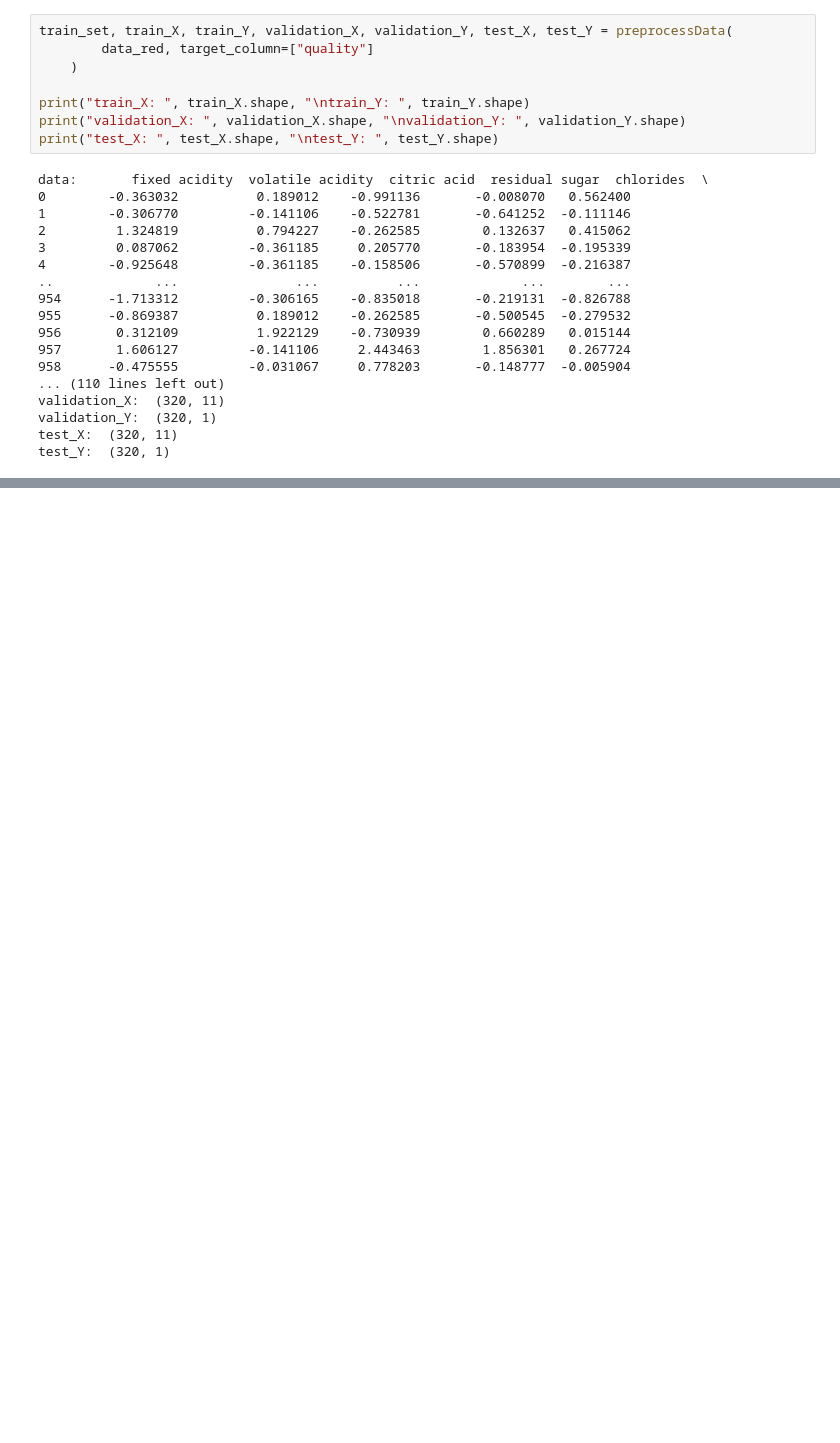
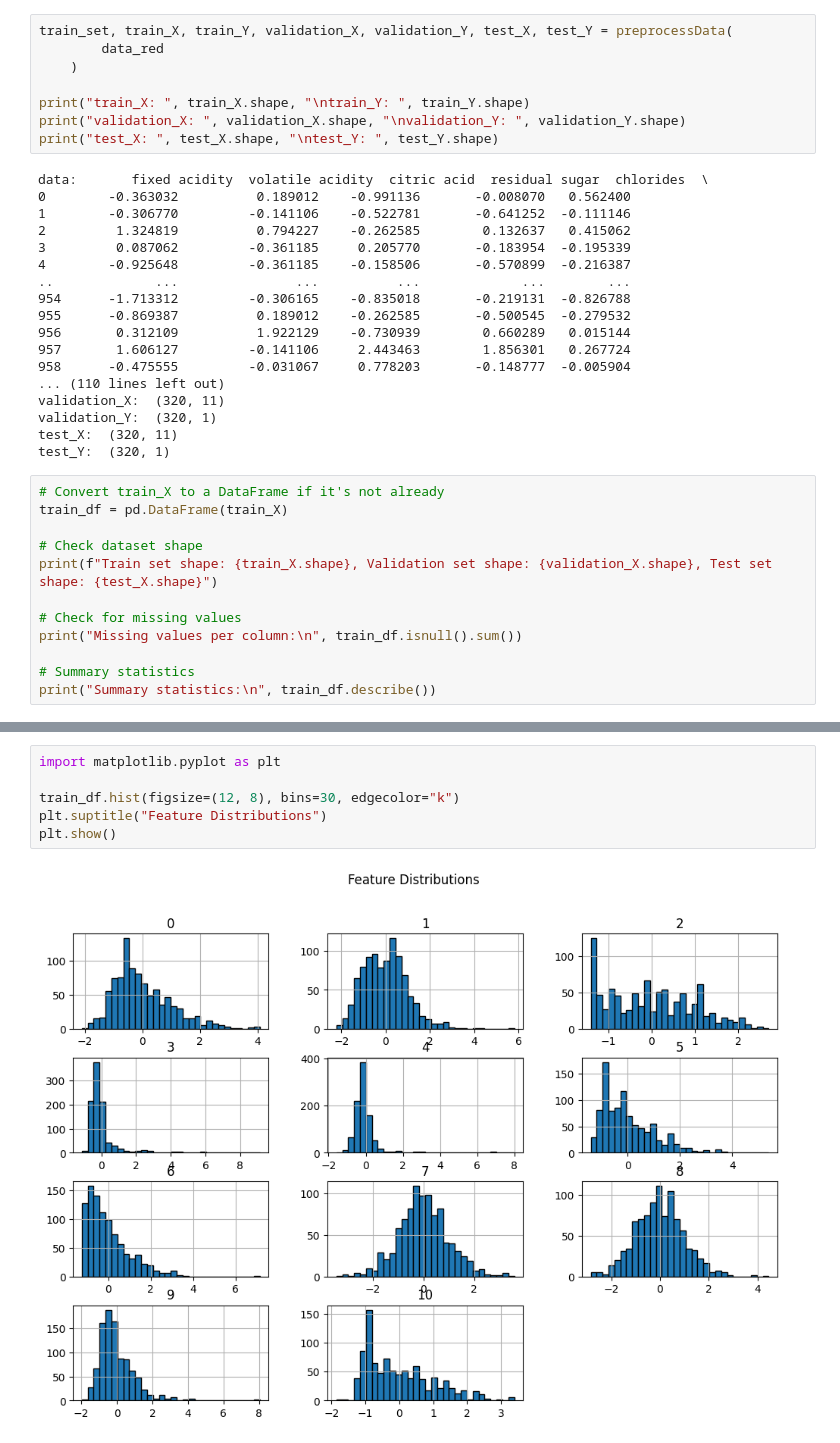
Before and after one commit to MichelaFaella/cm_svr_project, a Jupyter notebook: dataset.ipynb, the cells around one changed output, grey strips where cells are left out. Saved outputs shown, nothing was run; the diff lists cells and outputs as text; blank space fills up the shorter version.

Commit message:
minor changes for plots

```diff
--- a/dataset.ipynb
+++ b/dataset.ipynb
@@ -35,7 +37,7 @@ print(data_red.head)
 [1599 rows x 12 columns]>
 # %%
 train_set, train_X, train_Y, validation_X, validation_Y, test_X, test_Y = preprocessData(
-        data_red, target_column=["quality"]
+        data_red
     )
 
 print("train_X: ", train_X.shape, "\ntrain_Y: ", train_Y.shape)
@@ -59,3 +61,15 @@ validation_X:  (320, 11)
 validation_Y:  (320, 1)
 test_X:  (320, 11)
 test_Y:  (320, 1)
+# %%
+# Convert train_X to a DataFrame if it's not already
+train_df = pd.DataFrame(train_X)
+
+# Check dataset shape
+print(f"Train set shape: {train_X.shape}, Validation set shape: {validation_X.shape}, Test set shape: {test_X.shape}")
+
+# Check for missing values
+print("Missing values per column:\n", train_df.isnull().sum())
+
+# Summary statistics
+print("Summary statistics:\n", train_df.describe())
@@ -61,0 +94,8 @@ test_Y:  (320, 1)
+# %%
+import matplotlib.pyplot as plt
+
+train_df.hist(figsize=(12, 8), bins=30, edgecolor="k")
+plt.suptitle("Feature Distributions")
+plt.show()
+# %% [output]
+[figure, added]
```
Also changed, not shown: parts of 5 cells of this notebook, 1 other file.
